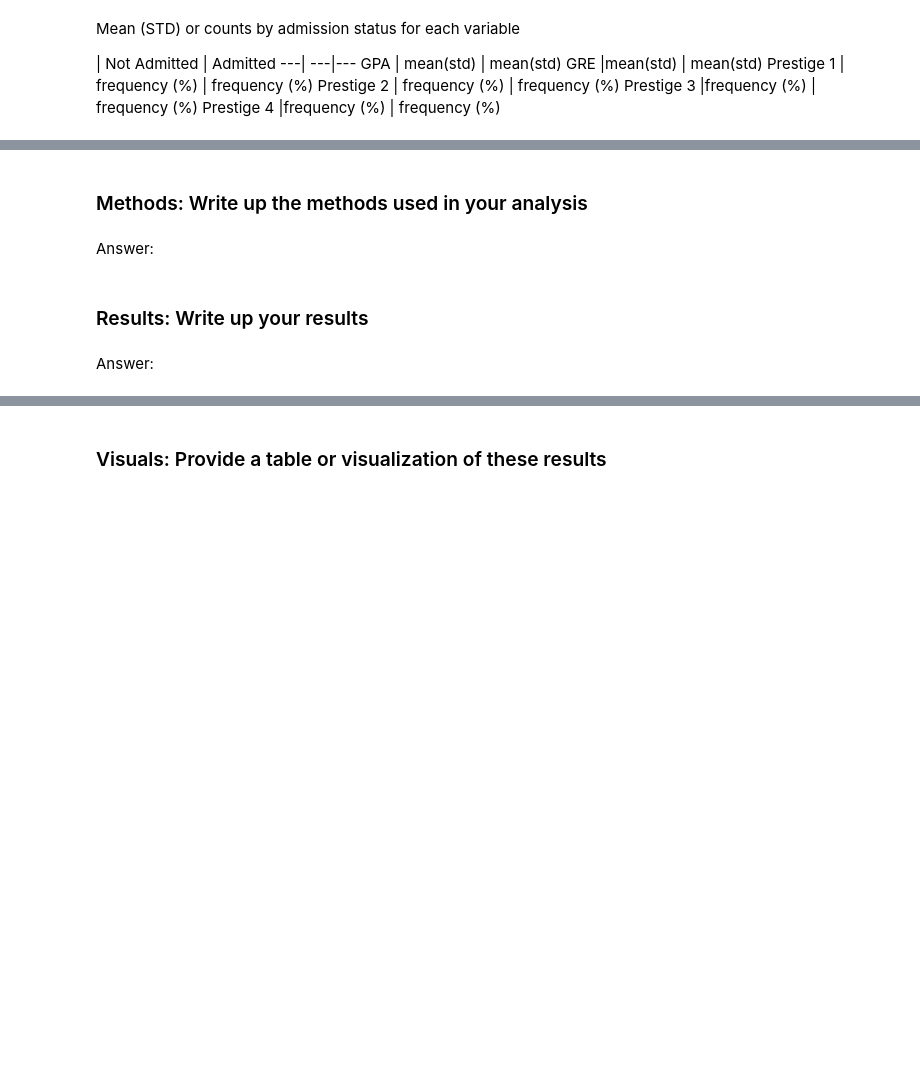
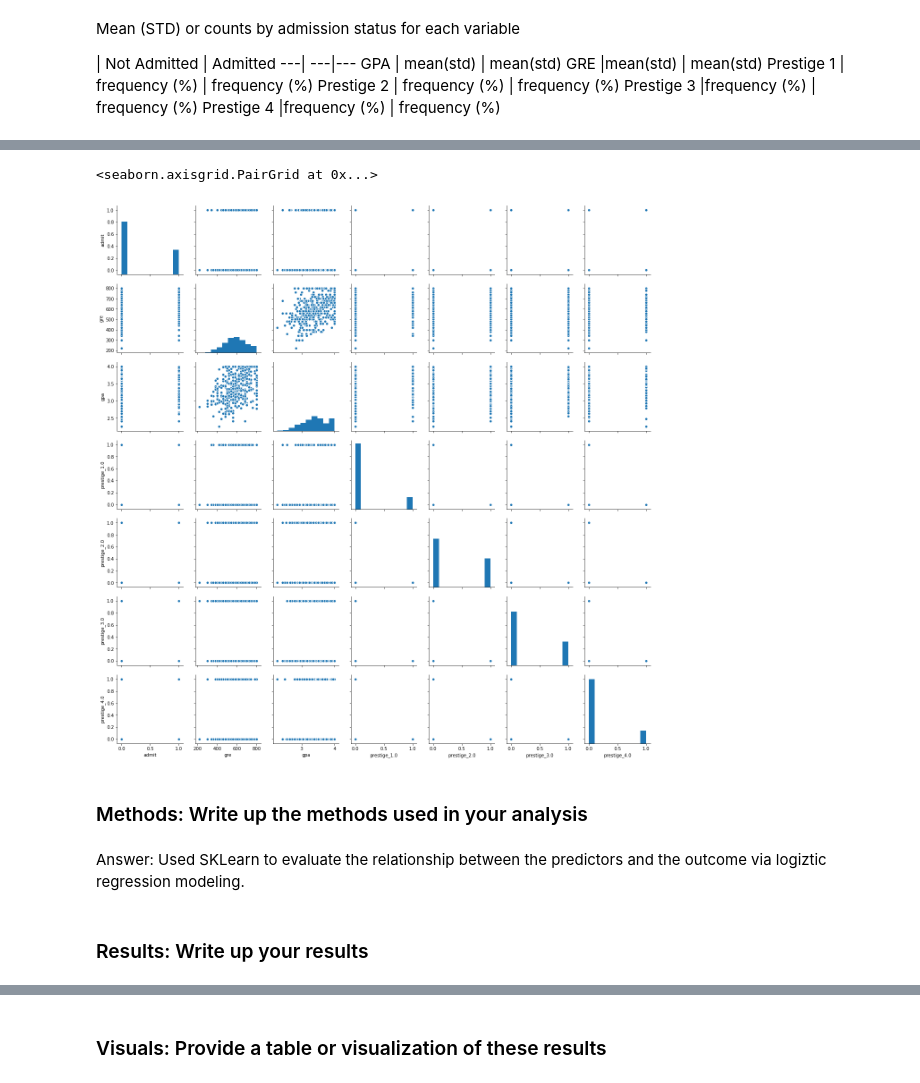
Before and after one commit to MakerGit22/DataScience, a Jupyter notebook: projects/project-4/starter-code/project4-starter.ipynb, the cells around one changed output, grey strips where cells are left out. Saved outputs shown, nothing was run; the diff lists cells and outputs as text; code cells hidden in the pictures; blank space fills up the shorter version.

```diff
--- a/projects/project-4/starter-code/project4-starter.ipynb
+++ b/projects/project-4/starter-code/project4-starter.ipynb
@@ -25,0 +36,6 @@ Prestige 4 |frequency (%) | frequency (%)
+# %%
+df_raw = pd.read_csv("../assets/admissions.csv")
+df = df_raw.dropna()
+df = df.join(pd.get_dummies(df['prestige'],prefix='prestige'))
+df = df.drop('prestige',1)
+df.head()
@@ -26,8 +61,11 @@ Prestige 4 |frequency (%) | frequency (%)
+# %%
+sns.pairplot(df)
+# %% [output]
+<seaborn.axisgrid.PairGrid at 0x...>
+[figure, added]
 # %% [markdown]
 ### Methods: Write up the methods used in your analysis
-# %% [markdown]
-Answer:
+# %% [markdown]
+Answer: Used SKLearn to evaluate the relationship between the predictors and the outcome via logiztic regression modeling.
 # %% [markdown]
 ### Results: Write up your results
-# %% [markdown]
-Answer:
```
Also changed, not shown: parts of 12 cells of this notebook, 9 other files.
